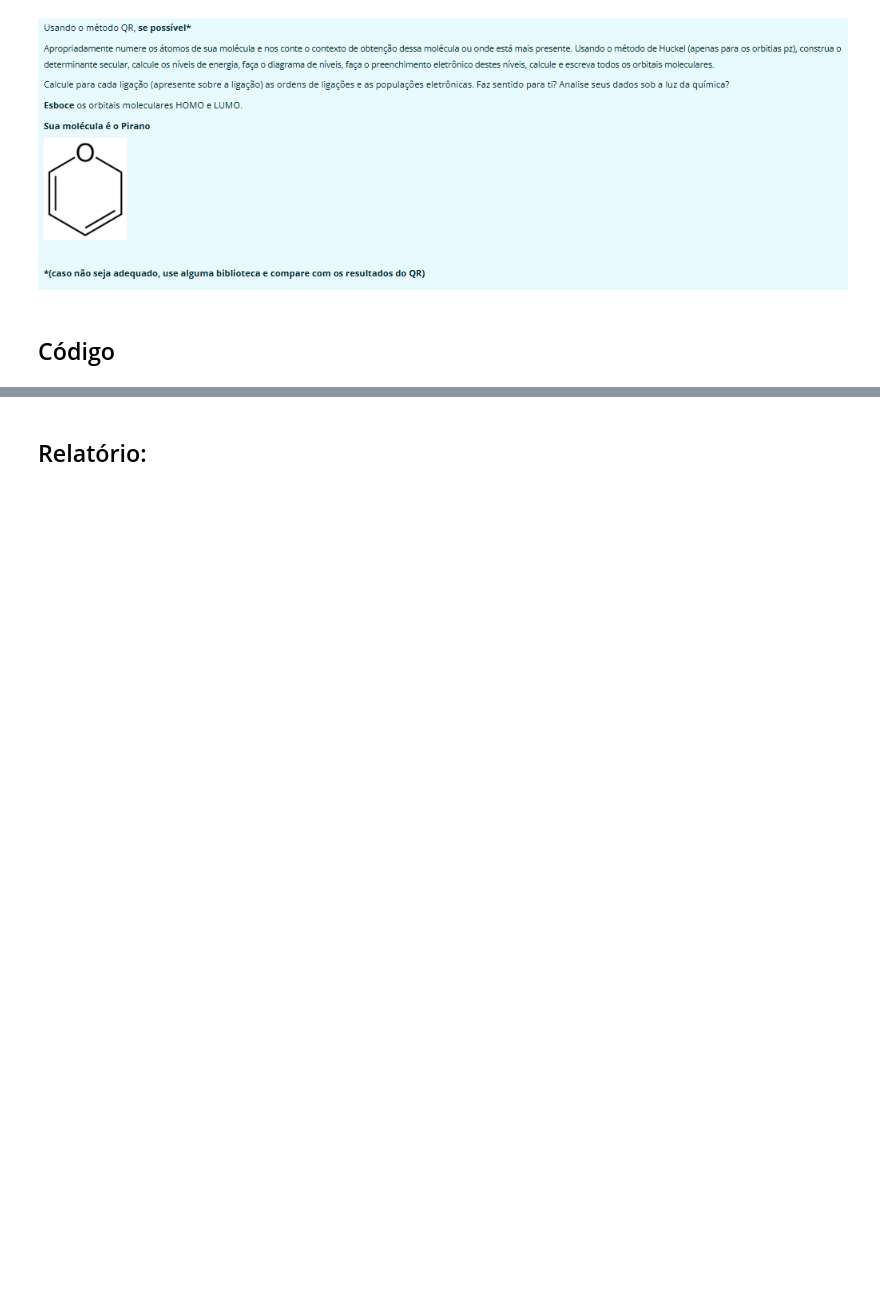
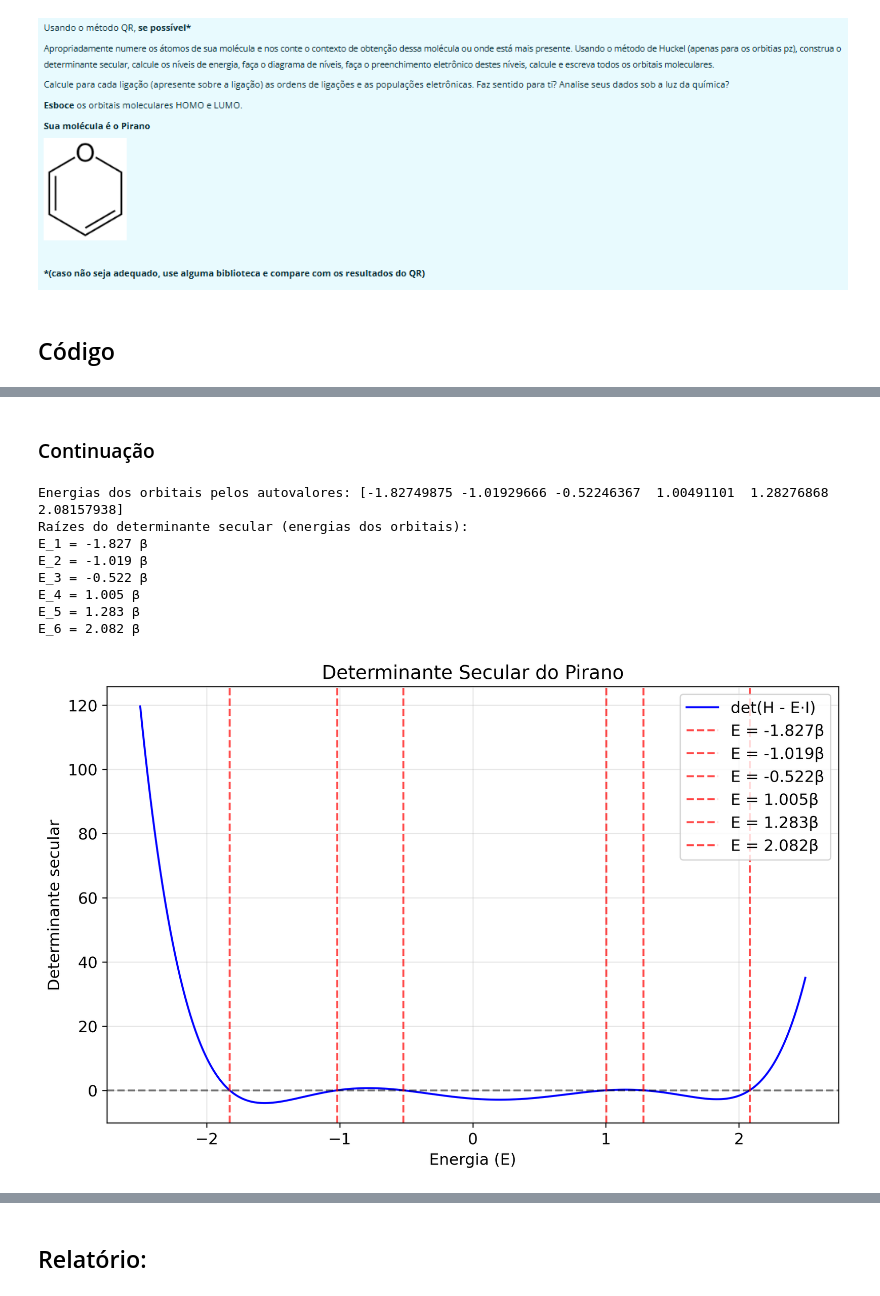
Before and after one commit to vinanit/Atividade-8-Fisica-Computacional, a Jupyter notebook: Av8.ipynb, the cells around one changed output, grey strips where cells are left out. Cells and saved outputs as stored; diff of their text form; code cells hidden in the pictures; blank space fills up the shorter version.

```diff
--- a/Av8.ipynb
+++ b/Av8.ipynb
@@ -205,0 +131,20 @@ C5-C6: 0.6960
+# %%
+# Gerar a matriz de huckel na mão
+huckel_matrix = [[1, 0.8, 0, 0, 0, 0.8],
+                 [0.8, 0, 0.9, 0, 0, 0],
+                 [0, 0.9, 0, 1.1, 0, 0],
+                 [0, 0, 1.1, 0, 0.9, 0],
+                 [0, 0, 0, 0.9, 0, 1.1],
+                 [0.8, 0, 0, 0, 1.1, 0]]
+
+# Converter os valores fora da diagonal principal para negativos
+for i in range(len(huckel_matrix)):
+    for j in range(len(huckel_matrix[i])):
+        if i != j:
+            huckel_matrix[i][j] = -huckel_matrix[i][j]
+
+#Imprimir a matriz obtida
+for i in range(len(huckel_matrix)):
+    print(f"Linha {i}: {huckel_matrix[i]}")
+
+huckel_matrix = np.array(huckel_matrix, dtype=float)
@@ -205,0 +312,59 @@ C5-C6: 0.6960
+# %% [markdown]
+### Continuação
+# %%
+# Função para calcular o determinante secular
+def determinante_secular(E):
+    """Calcula det(H - E·I) para um valor de E"""
+
+    n = huckel_matrix.shape[0]
+
+    return np.linalg.det(huckel_matrix - E * np.eye(n))
+
+# Imprimir os valores obtidos pelo eigh
+energias_eigh, orbitais_eigh = eigh(huckel_matrix)
+print("Energias dos orbitais pelos autovalores:", energias_eigh)
+
+# Valores de E para avaliar o determinante
+E_valores = np.linspace(-2.5, 2.5, 1000)
+det_valores = [determinante_secular(E) for E in E_valores]
+
+# Encontrar as raízes (onde o determinante muda de sinal)
+raizes = []
+for i in range(len(det_valores)-1):
+    if det_valores[i] * det_valores[i+1] < 0:
+        # Interpolação linear para estimar a raiz
+        E_raiz = E_valores[i] - det_valores[i] * (E_valores[i+1] - E_valores[i]) / (det_valores[i+1] - det_valores[i])
+        raizes.append(E_raiz)
+
+print("Raízes do determinante secular (energias dos orbitais):")
+for i, raiz in enumerate(raizes):
+    print(f"E_{i+1} = {raiz:.3f} β")
+
+# Visualização do determinante secular
+import matplotlib.pyplot as plt
+
+plt.figure(figsize=(10, 6))
+plt.plot(E_valores, det_valores, 'b-', label='det(H - E·I)')
+plt.axhline(0, color='k', linestyle='--', alpha=0.5)
+for raiz in raizes:
+    plt.axvline(raiz, color='r', linestyle='--', alpha=0.7, label=f'E = {raiz:.3f}β')
+
+plt.xlabel('Energia (E)')
+plt.ylabel('Determinante secular')
+plt.title('Determinante Secular do Pirano')
+plt.legend()
+plt.grid(True, alpha=0.3)
+plt.savefig('determinante_secular_pirano.png', dpi=300, bbox_inches='tight',
+        facecolor='white', edgecolor='white',
+        transparent=False)
+plt.show()
+# %% [output]
+Energias dos orbitais pelos autovalores: [-1.82749875 -1.01929666 -0.52246367  1.00491101  1.28276868  2.08157938]
+Raízes do determinante secular (energias dos orbitais):
+E_1 = -1.827 β
+E_2 = -1.019 β
+E_3 = -0.522 β
+E_4 = 1.005 β
+E_5 = 1.283 β
+E_6 = 2.082 β
+[figure, added]
```
Also changed, not shown: parts of 40 cells of this notebook, 27 other files.
